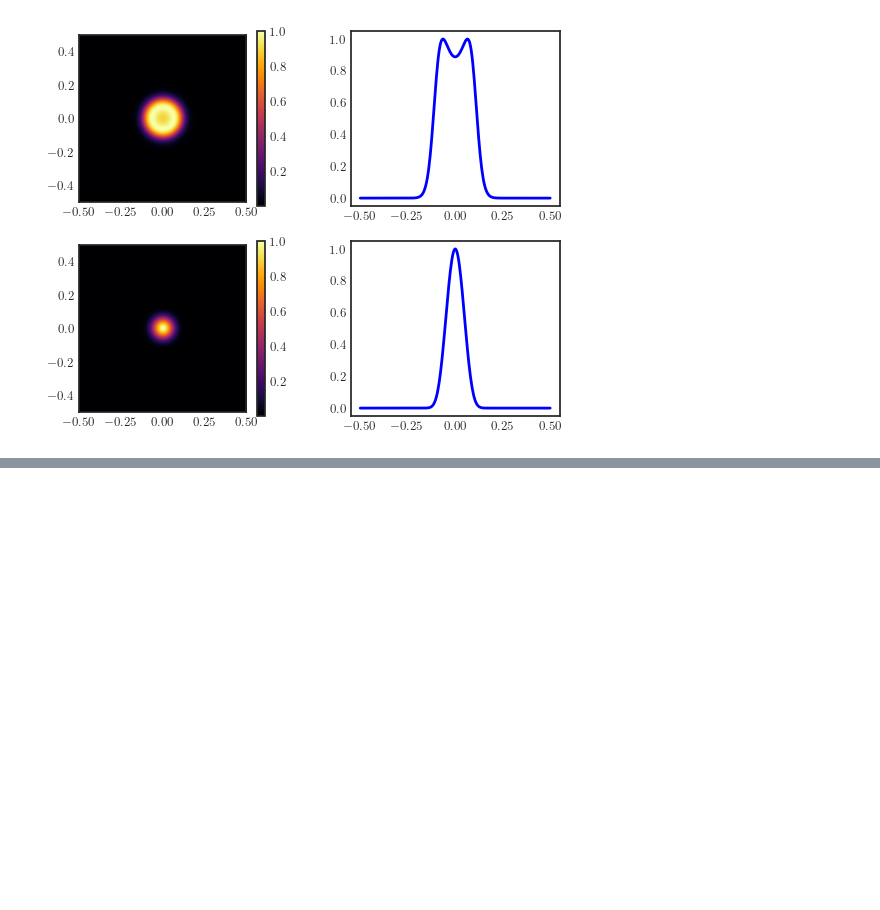
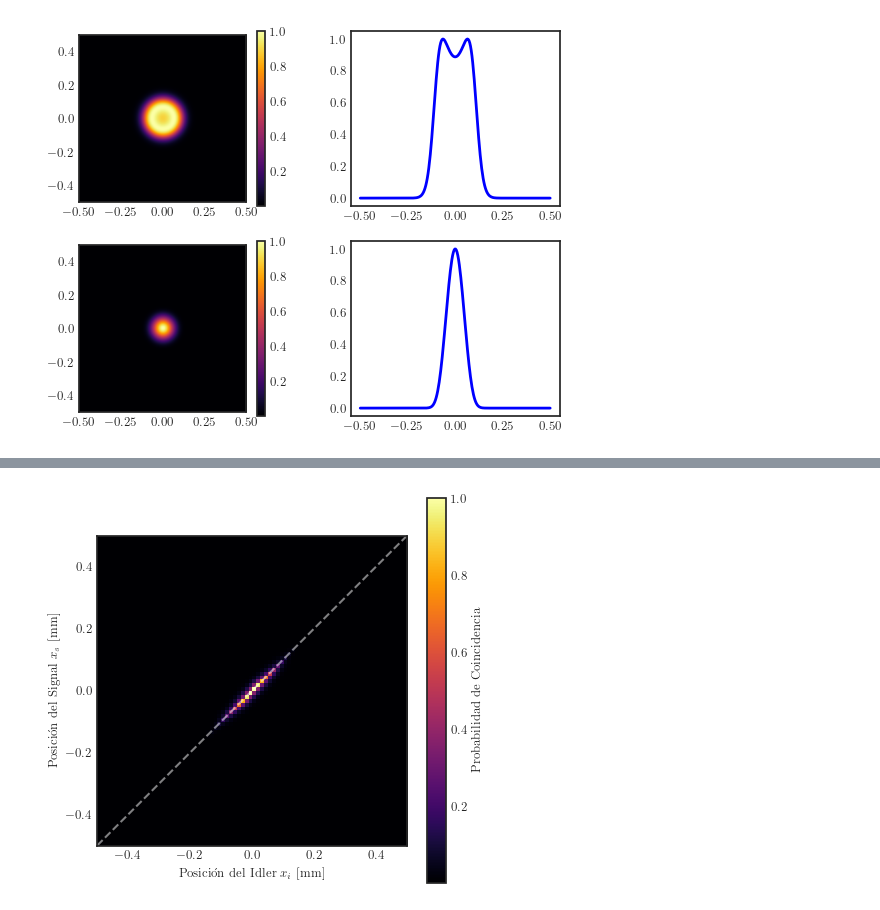
Before and after one commit to juardilag/asmpy, a Jupyter notebook: test.ipynb, the cells around one changed output, grey strips where cells are left out. Cells and saved outputs as stored; diff of their text form; code cells hidden in the pictures; blank space fills up the shorter version.

```diff
--- a/test.ipynb
+++ b/test.ipynb
@@ -287,0 +381,29 @@ plt.show()
+# %%
+# 1. Extract Momentum Slice again
+mid = psi_4d.shape[1] // 2
+psi_q_slice = psi_4d[:, mid, :, mid]
+
+# 2. Inverse FFT to get Position Space
+# We need to shift, ifft, then shift back for correct centering
+psi_x_slice = jnp.fft.fftshift(jnp.fft.ifft2(jnp.fft.ifftshift(psi_q_slice)))
+
+prob_x = jnp.abs(psi_x_slice)**2
+
+# 3. Define Spatial Grid
+N = psi_q_slice.shape[0]
+x_vec = jnp.linspace(-width_grid/2, width_grid/2, N) * 1e3 # mm
+# %%
+fig, ax = plt.subplots(figsize=(5.0, 5.0), gridspec_kw={'wspace': 0.3 })
+plt.imshow(prob_x/jnp.max(prob_x), extent=[x_vec[0], x_vec[-1], x_vec[0], x_vec[-1]],
+            origin='lower', cmap='inferno')
+
+#plt.title(r"Near-Field Position Correlations $|\Psi(x_s, x_i)|^2$")
+plt.xlabel("Posición del Idler $x_i$ [mm]")
+plt.ylabel("Posición del Signal $x_s$ [mm]")
+plt.colorbar(label="Probabilidad de Coincidencia")
+
+# Guide line for x_s = x_i
+plt.plot([x_vec[0], x_vec[-1]], [x_vec[0], x_vec[-1]], 'w--', alpha=0.5)
+plt.show()
+# %% [output]
+[figure, added]
```
Also changed, not shown: parts of 6 cells of this notebook.
